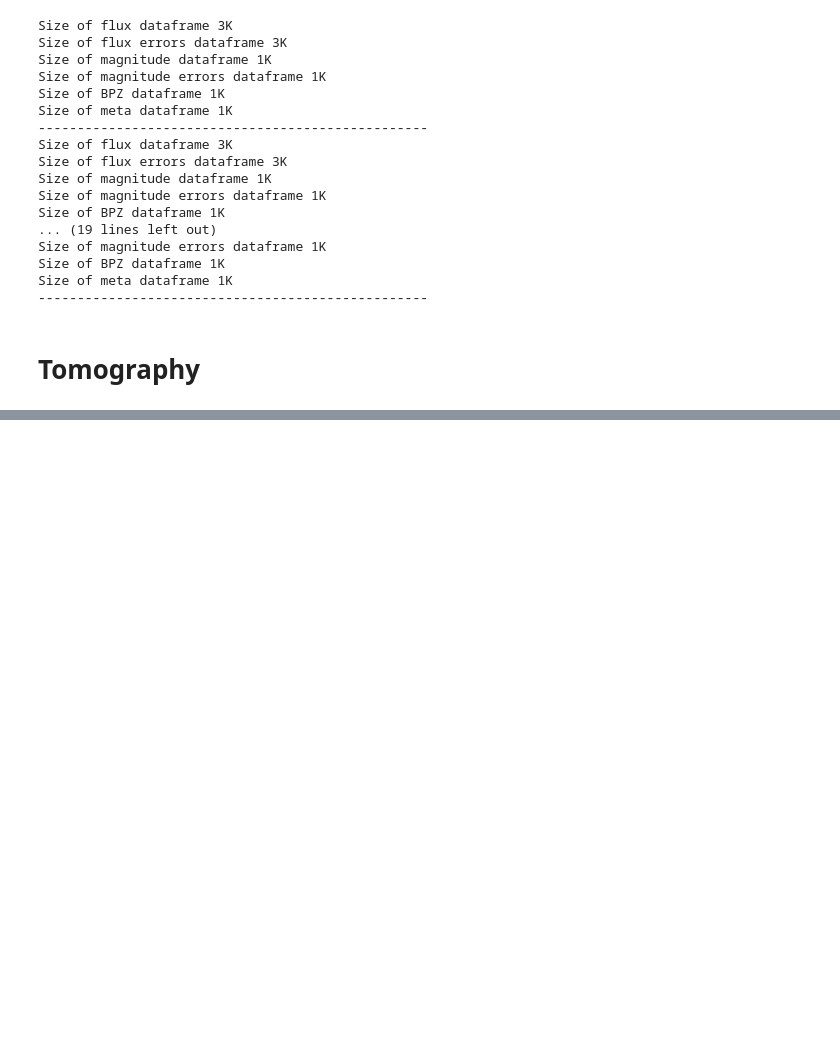
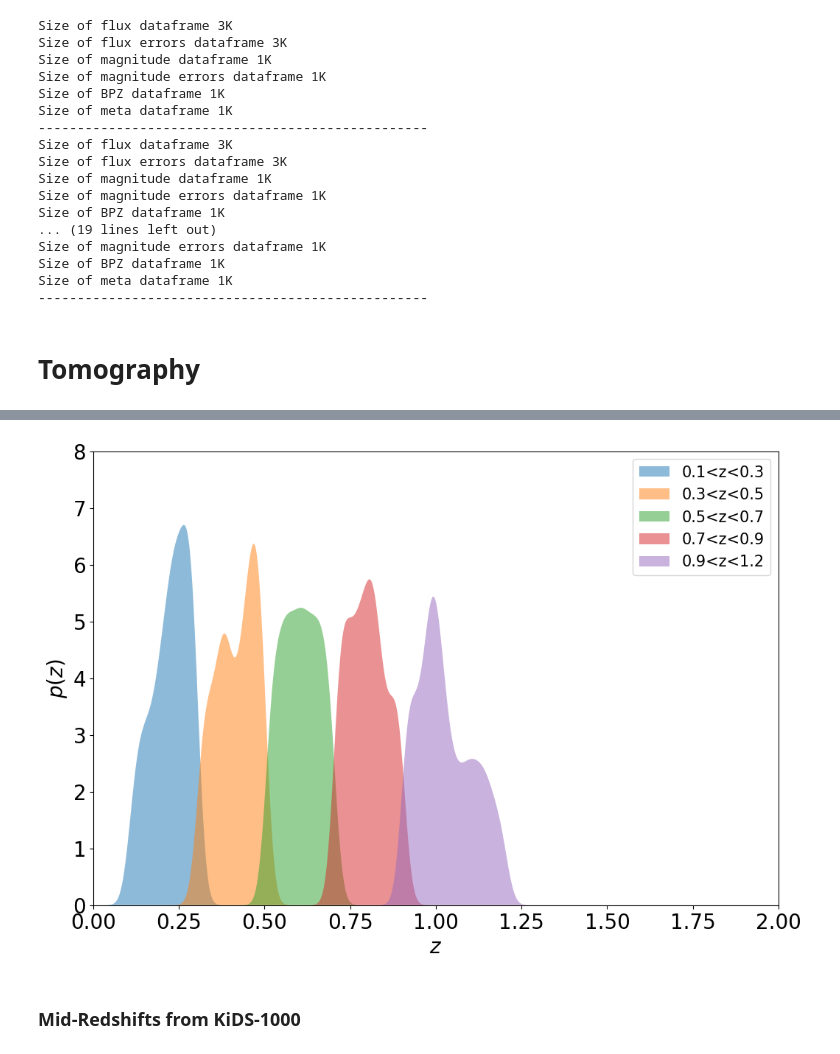
Before and after one commit to Harry45/BHM-nz, a Jupyter notebook: bhm/playground.ipynb, the cells around one changed output, grey strips where cells are left out. Drawn from its saved outputs; the diff is of its cells as text; code cells hidden in the pictures; blank space fills up the shorter version.

```diff
--- a/bhm/playground.ipynb
+++ b/bhm/playground.ipynb
@@ -171,0 +199,30 @@ Size of meta dataframe 1K
+# %%
+redshift_range = np.linspace(0, 2, 1000)
+# %%
+ngals = 10000
+samples_1 = tomo_1[:, None][0:ngals]
+samples_2 = tomo_2[:, None][0:ngals]
+samples_3 = tomo_3[:, None][0:ngals]
+samples_4 = tomo_4[:, None][0:ngals]
+samples_5 = tomo_5[:, None][0:ngals]
+# %%
+%time
+# instantiate and fit the KDE model
+kde1 = KernelDensity(bandwidth=0.02, kernel='gaussian')
+kde2 = KernelDensity(bandwidth=0.02, kernel='gaussian')
+kde3 = KernelDensity(bandwidth=0.02, kernel='gaussian')
+kde4 = KernelDensity(bandwidth=0.02, kernel='gaussian')
+kde5 = KernelDensity(bandwidth=0.02, kernel='gaussian')
+
+kde1.fit(samples_1)
+kde2.fit(samples_2)
+kde3.fit(samples_3)
+kde4.fit(samples_4)
+kde5.fit(samples_5)
+
+# score_samples returns the log of the probability density
+logprob1 = kde1.score_samples(redshift_range[:, None])
+logprob2 = kde2.score_samples(redshift_range[:, None])
+logprob3 = kde3.score_samples(redshift_range[:, None])
+logprob4 = kde4.score_samples(redshift_range[:, None])
+logprob5 = kde5.score_samples(redshift_range[:, None])
@@ -171,0 +237,19 @@ Size of meta dataframe 1K
+# %%
+plt.figure(figsize = (12, 8))
+plt.fill_between(redshift_range, np.exp(logprob1), alpha=0.5, label = '0.1<z<0.3')
+plt.fill_between(redshift_range, np.exp(logprob2), alpha=0.5, label = '0.3<z<0.5')
+plt.fill_between(redshift_range, np.exp(logprob3), alpha=0.5, label = '0.5<z<0.7')
+plt.fill_between(redshift_range, np.exp(logprob4), alpha=0.5, label = '0.7<z<0.9')
+plt.fill_between(redshift_range, np.exp(logprob5), alpha=0.5, label = '0.9<z<1.2')
+plt.ylabel(r'$p(z)$', fontsize = fontSize)
+plt.xlabel(r'$z$', fontsize = fontSize)
+plt.tick_params(axis='x', labelsize=fontSize)
+plt.tick_params(axis='y', labelsize=fontSize)
+plt.ylim(0.0, 8.0)
+plt.xlim(0.0, 2.0)
+plt.legend(loc = 'best',prop={'family':'sans-serif', 'size':15})
+plt.show()
+# %% [output]
+[figure, added]
+# %% [markdown]
+### Mid-Redshifts from KiDS-1000
```
Also changed, not shown: parts of 12 cells of this notebook, 1 other file.
